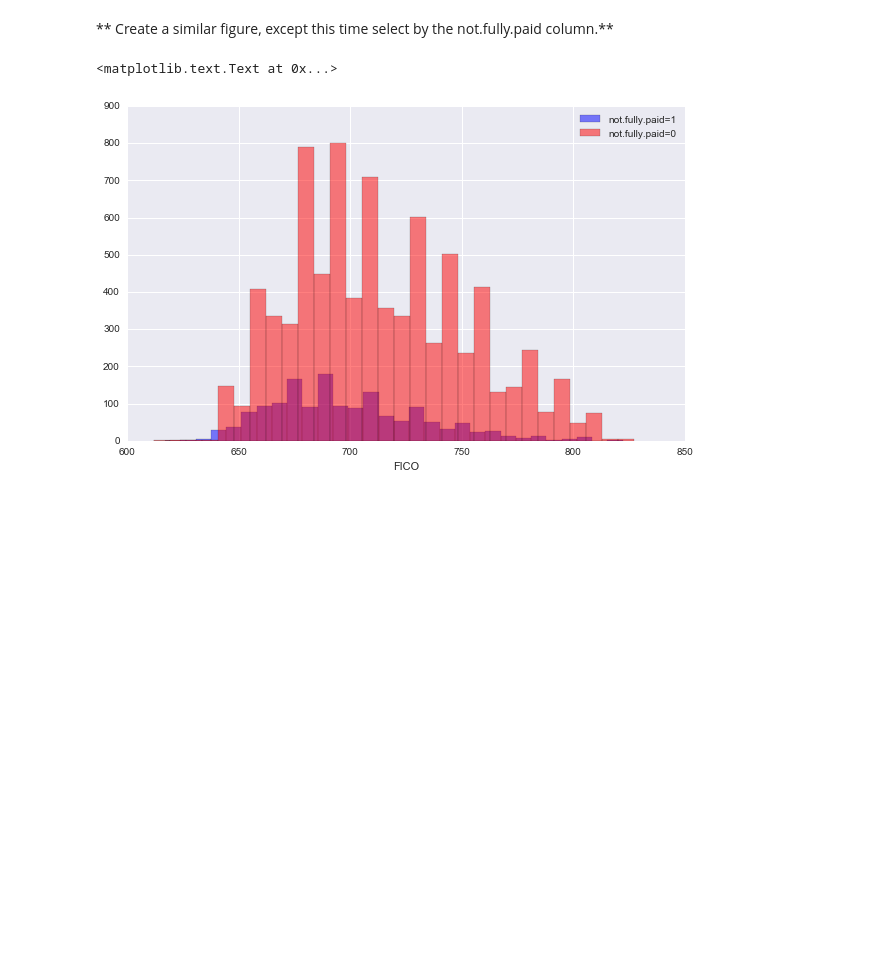
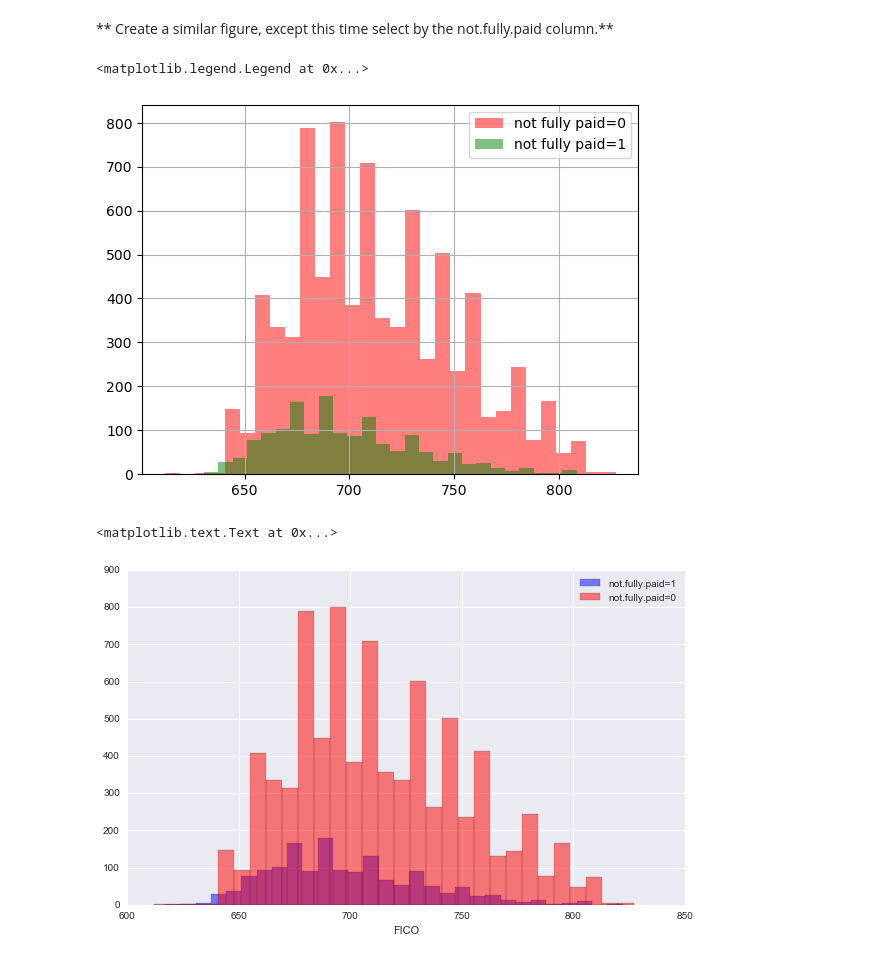
Before and after one commit to AshikurIST/Decision-Tree-and-Random-Forests, a Jupyter notebook: Decision Trees and Random Forest Project.ipynb, the cells around one changed output. Saved outputs shown, nothing was run; the diff lists cells and outputs as text; code cells hidden in the pictures; blank space fills up the shorter version.

```diff
--- a/Decision Trees and Random Forest Project.ipynb
+++ b/Decision Trees and Random Forest Project.ipynb
@@ -101,5 +104,13 @@ ValueError: Could not interpret value `not.fully.paid` for parameter `hue`
 # %% [markdown]
 ** Create a similar figure, except this time select by the not.fully.paid column.**
+# %%
+
+loans[loans['not.fully.paid']==0]['fico'].hist(bins=30,color='red',label='not fully paid=0',alpha=0.5)
+loans[loans['not.fully.paid']==1]['fico'].hist(bins=30,color='green',label='not fully paid=1',alpha=0.5)
+plt.legend()
+# %% [output]
+<matplotlib.legend.Legend at 0x...>
+[figure, added]
 # %%
 # %% [output]
 <matplotlib.text.Text at 0x...>
```
Also changed, not shown: parts of 8 cells of this notebook.
